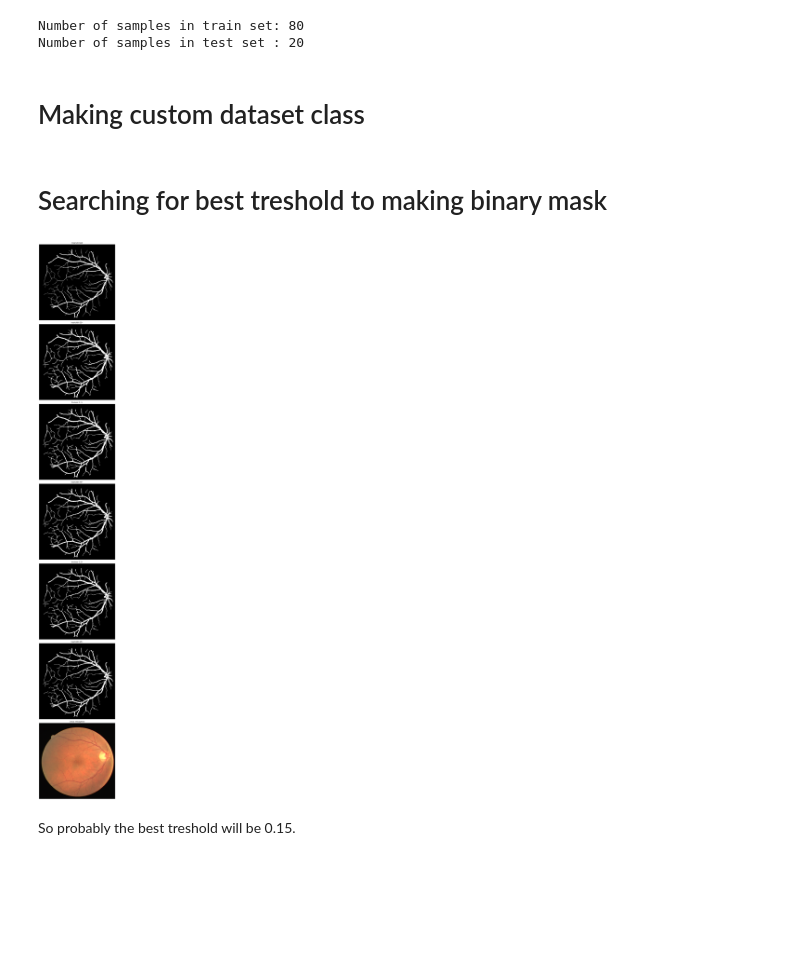
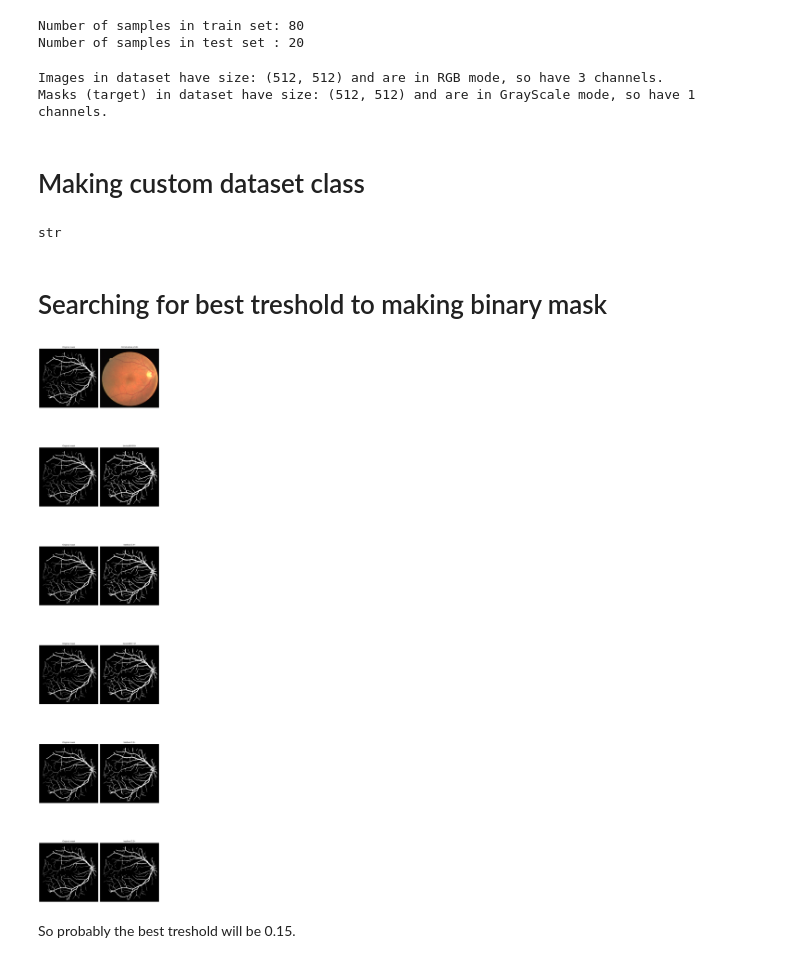
Before and after one commit to DamianM02/IB, a Jupyter notebook: blood.ipynb, the cells around one changed output. Cells and saved outputs as stored; diff of their text form; code cells hidden in the pictures; blank space fills up the shorter version.

Commit message:
add description to dataset

```diff
--- a/blood.ipynb
+++ b/blood.ipynb
@@ -34,6 +34,17 @@ print(f"Number of samples in test set : {len(os.listdir(os.path.join(path, 'Test
 # %% [output]
 Number of samples in train set: 80
 Number of samples in test set : 20
+# %%
+image: Image = Image.open(os.path.join(path, "Train", "image", "1.png"))
+mask: Image = Image.open(os.path.join(path, "Train", "mask", "1.png"))
+
+print(
+    f"Images in dataset have size: {image.size} and are in {'GrayScale' if image.mode == 'L' else image.mode} mode, so have {len(image.getbands())} channels.")
+print(
+    f"Masks (target) in dataset have size: {mask.size} and are in {'GrayScale' if mask.mode == 'L' else mask.mode} mode, so have {len(mask.getbands())} channels.")
+# %% [output]
+Images in dataset have size: (512, 512) and are in RGB mode, so have 3 channels.
+Masks (target) in dataset have size: (512, 512) and are in GrayScale mode, so have 1 channels.
 # %% [markdown]
 # Making custom dataset class
 # %%
@@ -42,7 +53,7 @@ unet_size = 512
 
 
 class ImageDataSet(Dataset):
-    def __init__(self, directory_path=os.path.join(path, "Train"), n_samples=80, sample_transform=None,
+    def __init__(self, directory_path: str = os.path.join(path, "Train"), n_samples : int=80, sample_transform=None,
                  target_transform=None):
         super(ImageDataSet, self).__init__()
         self.X_transform = sample_transform
@@ -84,6 +95,8 @@ class NormalizeToIndex():
 
     def __call__(self, y: torch.Tensor):
         return torch.where(y > self.treshold, 1, 0)
+# %% [output]
+str
 # %% [markdown]
 # Searching for best treshold to making binary mask
 # %%
@@ -100,35 +113,38 @@ train_dataset = ImageDataSet(
 # %%
 idx = 1
 mask = train_dataset[idx][1].squeeze()
 # c = a.__getitem__(1)[1].squeeze()
 # resize = transforms.Resize([224])
 # c = resize(torch.Tensor(c).unsqueeze(dim = 0)).squeeze()
 
-fig, ax = plt.subplots(7, 1, figsize=(10, 50))
+fig, ax = plt.subplots(6, 2, figsize=(10, 50))
 plt.gray()
 
-ax[0].imshow(mask)
-ax[0].set_title("Original mask")
 
-ax[1].imshow(mask > 0.05)
-ax[1].set_title("treshold 0.05+")
+for i in range(6):
+    ax[i,0].imshow(mask)
+    ax[i,0].set_title("Original mask")
 
-ax[2].imshow(mask > 0.1)
-ax[2].set_title("treshold 0.1+")
-ax[3].imshow(mask > 0.15)
-ax[3].set_title("treshold 0.15+")
-ax[4].imshow(mask > 0.2)
-ax[4].set_title("treshold 0.2+")
-ax[5].imshow(mask > 0.25)
-ax[5].set_title("treshold 0.25+")
 
-ax[6].imshow(train_dataset.__getitem__(idx)[0].permute(1, 2, 0))
-ax[6].set_title("Orinal retina photo")
-[a.set_axis_off() for a in ax]
+ax[0,1].imshow(train_dataset[idx][0].permute(1, 2, 0))
+ax[0,1].set_title("Orinal retina photo")
+ax[1,1].imshow(mask > 0.05)
+ax[1,1].set_title("treshold 0.05+")
+ax[2,1].imshow(mask > 0.1)
+ax[2,1].set_title("treshold 0.1+")
+ax[3,1].imshow(mask > 0.15)
+ax[3,1].set_title("treshold 0.15+")
+ax[4,1].imshow(mask > 0.2)
+ax[4,1].set_title("treshold 0.2+")
+ax[5,1].imshow(mask > 0.5)
+ax[5,1].set_title("treshold 0.5+")
+
+
+[a.set_axis_off() for a in ax.ravel()]
 plt.tight_layout()
 plt.show()
 # %% [output]
-[figure, old version]
+[figure, new version]
 # %% [markdown]
 So probably the best treshold will be 0.15.
 # %% [markdown]
```
Also changed, not shown: parts of 6 cells of this notebook.
